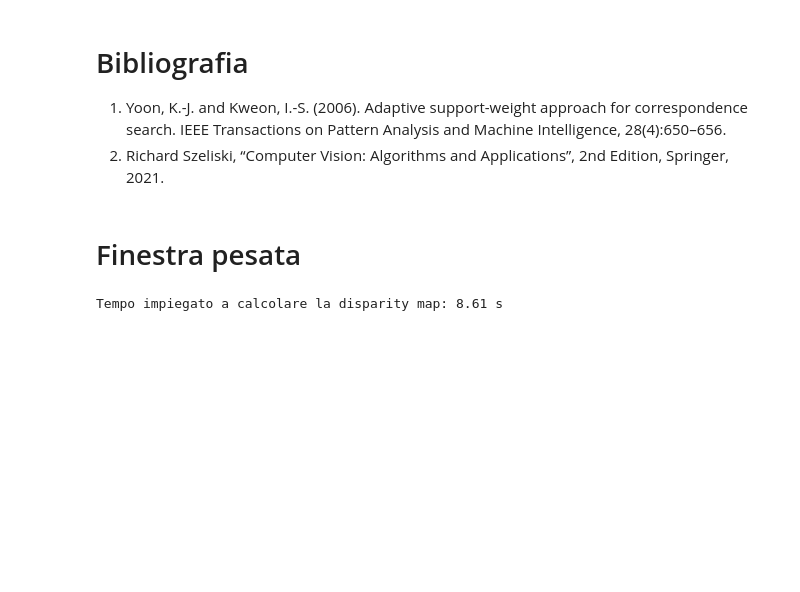
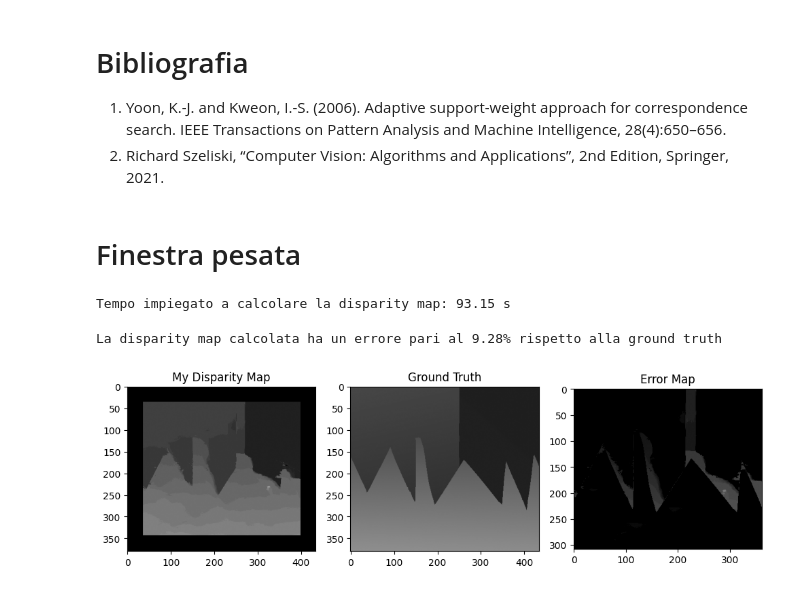
Before and after one commit to koltrakak-learning-repos/CV_learning_repo, a Jupyter notebook: progetto/progetto.ipynb, the cells around one changed output. Drawn from its saved outputs; the diff is of its cells as text; code cells hidden in the pictures; blank space fills up the shorter version.

Commit message:
weighted windows implemented

```diff
--- a/progetto/progetto.ipynb
+++ b/progetto/progetto.ipynb
@@ -667,12 +777,46 @@ def find_correspondence(im_ref, im_target, row, col, window_radius, disparity_ra
 # %%
+# Grazie ai pesi posso permettermi una finestra molto più grande
+window_size = 35
+window_radius = (window_size-1) // 2
+
+ignored_border_pixels = window_radius + config["disp_max"]
+start_row = ignored_border_pixels
+end_row = h-ignored_border_pixels
+start_col = ignored_border_pixels
+end_col = w-ignored_border_pixels
+considered_rows = list(range(start_row, end_row))
+considered_cols = list(range(start_col, end_col))
+
 disparity_map = np.zeros((h, w))
 
 start = time.perf_counter()
+# gli spatial_weights sono sempre gli stessi e quindi basta computarli una sola volta
+spatial_weights = compute_spatial_weights(window_radius, sigma_space=window_size/2)
 for row in considered_rows:
     for col in considered_cols:
-        disp = find_correspondence(im_ref, im_target, row, col, window_radius, disparity_range)
+        disp = find_correspondence_asw(im_ref, im_target, row, col, window_radius, disparity_range, spatial_weights, sigma_color=30)
         disparity_map[row, col] = disp*config["disp_scale"]
 t_exec=time.perf_counter()-start
 print(f"Tempo impiegato a calcolare la disparity map: {t_exec:.2f} s")
 # %% [output]
-Tempo impiegato a calcolare la disparity map: 8.61 s
+Tempo impiegato a calcolare la disparity map: 93.15 s
+# %%
+gt_disparity_map = cv2.imread(path_groundtruth, cv2.IMREAD_GRAYSCALE)
+
+area_disparity_map = disparity_map[start_row:end_row, start_col:end_col]
+area_ground_truth = gt_disparity_map[start_row:end_row, start_col:end_col]
+
+tolleranza = 1
+# Ho interpretato la tolleranza in pixel, e non in pixel/disp_scale.
+# Per questo motivo scalo la tolleranza per il fattore con cui scalo
+# la disparità.
+tolleranza *= config["disp_scale"]
+
+n_area = len(considered_rows) * len(considered_cols)
+error_percentage, error_map = compare_to_gt(area_disparity_map, area_ground_truth, tolleranza, n_area)
+print(f"La disparity map calcolata ha un errore pari al {error_percentage*100:.2f}% rispetto alla ground truth")
+
+show_disparity_map_and_groundtruth(disparity_map, gt_disparity_map, error_map)
+# %% [output]
+La disparity map calcolata ha un errore pari al 9.28% rispetto alla ground truth
+[figure, added]
```
Also changed, not shown: parts of 10 cells of this notebook.
